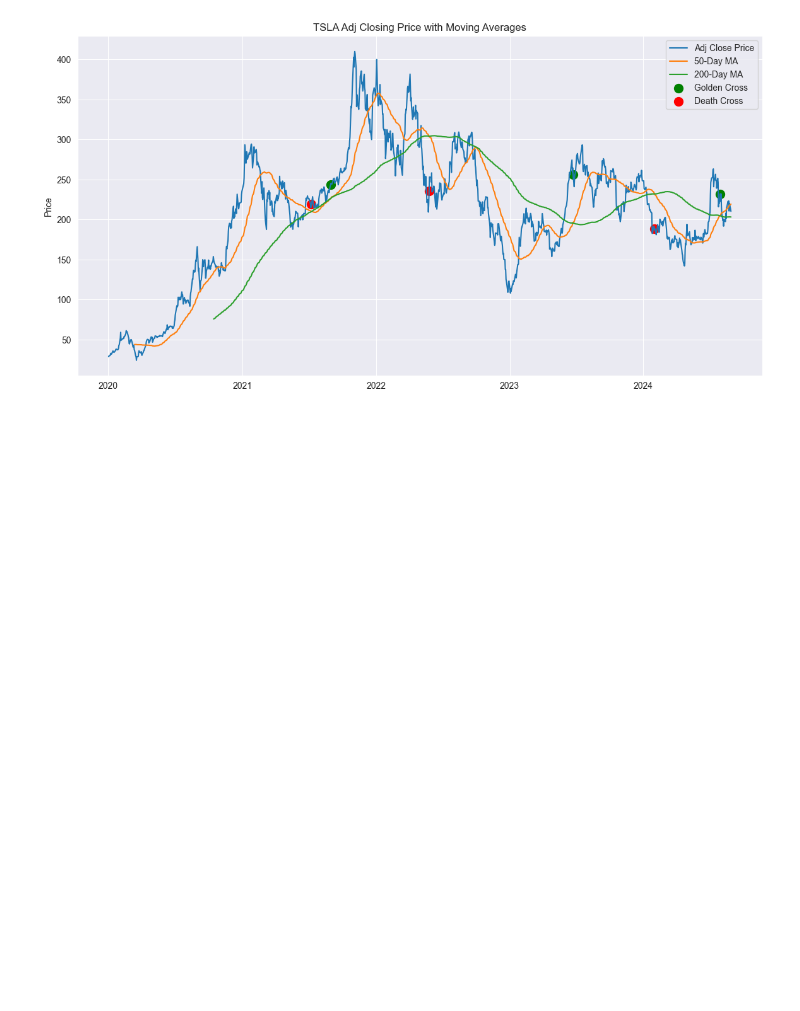
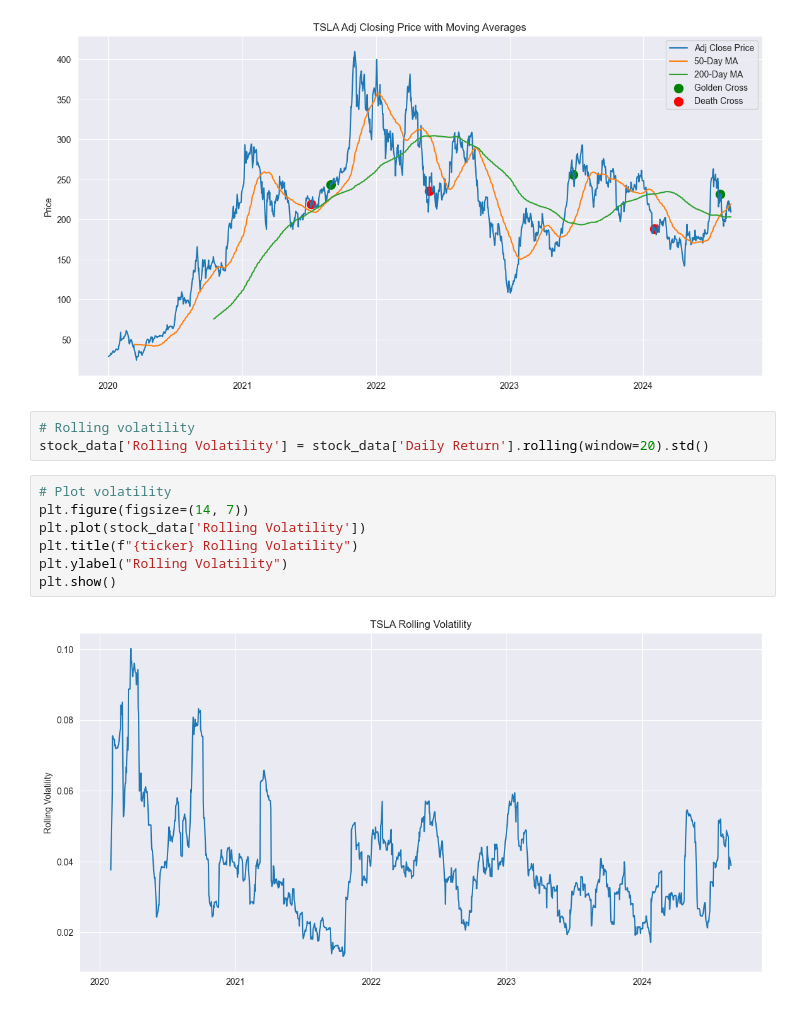
Before and after one commit to blotetheodorus/financial-data-analysis, a Jupyter notebook: financial_data_analysis.ipynb, the cells around one changed output. Drawn from its saved outputs; the diff is of its cells as text; blank space fills up the shorter version.

Commit message:
Visualise rolling volatility

```diff
--- a/financial_data_analysis.ipynb
+++ b/financial_data_analysis.ipynb
@@ -144,3 +144,15 @@ plt.legend()
 plt.show()
 # %% [output]
 [figure]
+# %%
+# Rolling volatility
+stock_data['Rolling Volatility'] = stock_data['Daily Return'].rolling(window=20).std()
+# %%
+# Plot volatility
+plt.figure(figsize=(14, 7))
+plt.plot(stock_data['Rolling Volatility'])
+plt.title(f"{ticker} Rolling Volatility")
+plt.ylabel("Rolling Volatility")
+plt.show()
+# %% [output]
+[figure, added]
```
Also changed, not shown: parts of 2 cells of this notebook.
